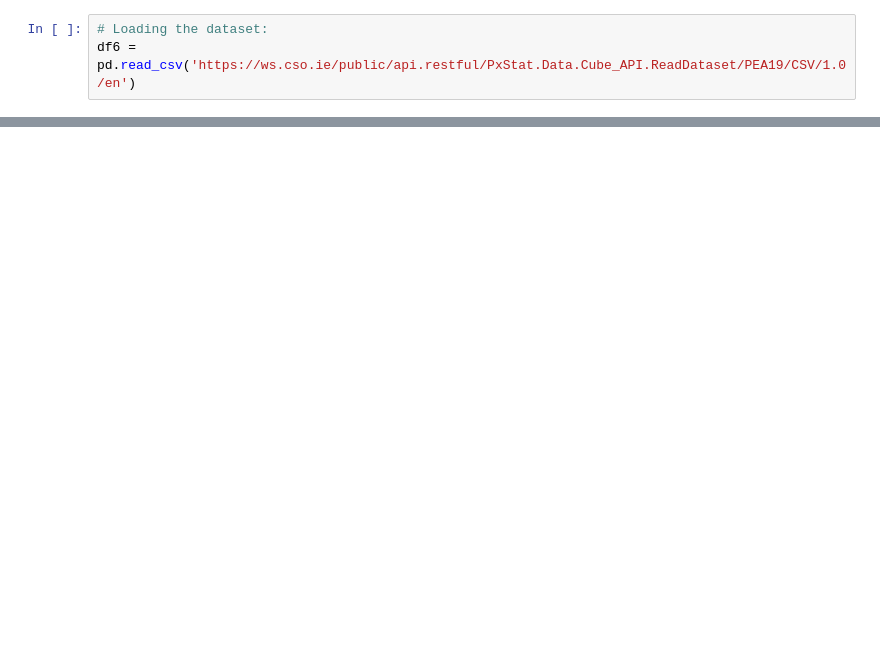
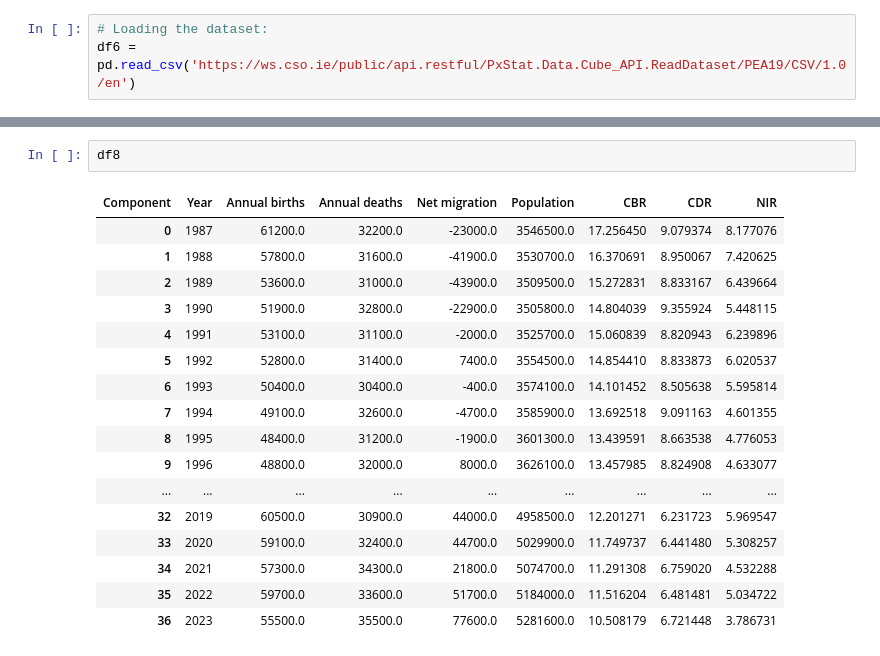
Before and after one commit to JoseRicoCct/CA1_Integrated_Assesment_MSc_Data_Analytics_CCT_Semester_1, a Jupyter notebook: Jupyter_Notebooks/1_CA1_Data_Visualisation_Part.ipynb, the cells around one changed output, grey strips where cells are left out. Drawn from its saved outputs; the diff is of its cells as text; blank space fills up the shorter version.

```diff
--- a/Jupyter_Notebooks/1_CA1_Data_Visualisation_Part.ipynb
+++ b/Jupyter_Notebooks/1_CA1_Data_Visualisation_Part.ipynb
@@ -1891,0 +2269,20 @@ dtype: float64
+# %%
+df8
+# %% [output]
+| Component | Year | Annual births | Annual deaths | Net migration | Population | CBR | CDR | NIR |
+| 0 | 1987 | 61200.0 | 32200.0 | -23000.0 | 3546500.0 | 17.256450 | 9.079374 | 8.177076 |
+| 1 | 1988 | 57800.0 | 31600.0 | -41900.0 | 3530700.0 | 16.370691 | 8.950067 | 7.420625 |
+| 2 | 1989 | 53600.0 | 31000.0 | -43900.0 | 3509500.0 | 15.272831 | 8.833167 | 6.439664 |
+| 3 | 1990 | 51900.0 | 32800.0 | -22900.0 | 3505800.0 | 14.804039 | 9.355924 | 5.448115 |
+| 4 | 1991 | 53100.0 | 31100.0 | -2000.0 | 3525700.0 | 15.060839 | 8.820943 | 6.239896 |
+| 5 | 1992 | 52800.0 | 31400.0 | 7400.0 | 3554500.0 | 14.854410 | 8.833873 | 6.020537 |
+| 6 | 1993 | 50400.0 | 30400.0 | -400.0 | 3574100.0 | 14.101452 | 8.505638 | 5.595814 |
+| 7 | 1994 | 49100.0 | 32600.0 | -4700.0 | 3585900.0 | 13.692518 | 9.091163 | 4.601355 |
+| 8 | 1995 | 48400.0 | 31200.0 | -1900.0 | 3601300.0 | 13.439591 | 8.663538 | 4.776053 |
+| 9 | 1996 | 48800.0 | 32000.0 | 8000.0 | 3626100.0 | 13.457985 | 8.824908 | 4.633077 |
+| ... | ... | ... | ... | ... | ... | ... | ... | ... |
+| 32 | 2019 | 60500.0 | 30900.0 | 44000.0 | 4958500.0 | 12.201271 | 6.231723 | 5.969547 |
+| 33 | 2020 | 59100.0 | 32400.0 | 44700.0 | 5029900.0 | 11.749737 | 6.441480 | 5.308257 |
+| 34 | 2021 | 57300.0 | 34300.0 | 21800.0 | 5074700.0 | 11.291308 | 6.759020 | 4.532288 |
+| 35 | 2022 | 59700.0 | 33600.0 | 51700.0 | 5184000.0 | 11.516204 | 6.481481 | 5.034722 |
+| 36 | 2023 | 55500.0 | 35500.0 | 77600.0 | 5281600.0 | 10.508179 | 6.721448 | 3.786731 |
```
Also changed, not shown: parts of 169 cells of this notebook.
